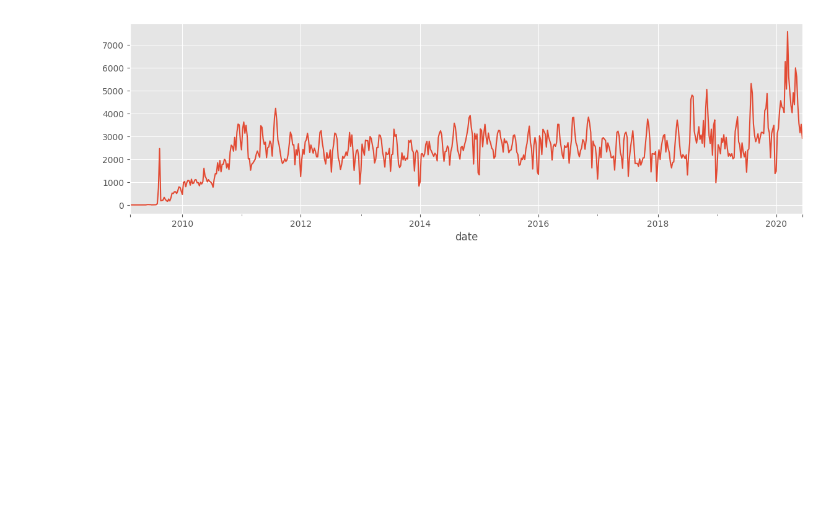
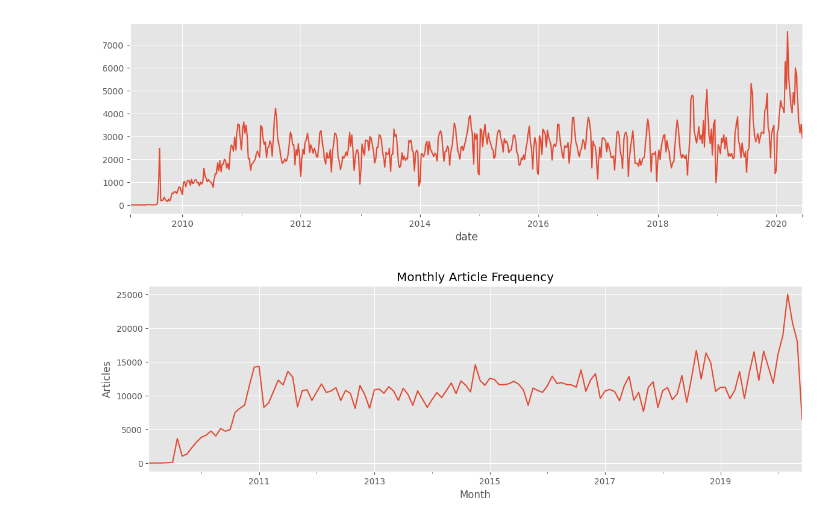
Before and after one commit to Feven777/Predicting_Price_Moves_with_News_Sentiment, a Jupyter notebook: notebooks/sentiment_analysis.ipynb, the cells around one changed output. Saved outputs shown, nothing was run; the diff lists cells and outputs as text; code cells hidden in the pictures; blank space fills up the shorter version.

Commit message:
monthly trend

```diff
--- a/notebooks/sentiment_analysis.ipynb
+++ b/notebooks/sentiment_analysis.ipynb
@@ -302,3 +302,13 @@ weekly_counts.plot(figsize=(14,4))
 # %% [output]
 <Axes: xlabel='date'>
 [figure]
+# %%
+monthly_counts=df.set_index('date').resample('M').size()
+monthly_counts.plot(figsize=(14,4))
+plt.title("Monthly Article Frequency")
+plt.xlabel('Month')
+plt.ylabel('Articles')
+plt.grid(True)
+plt.show()
+# %% [output]
+[figure, added]
```
Also changed, not shown: parts of 1 cell of this notebook.
